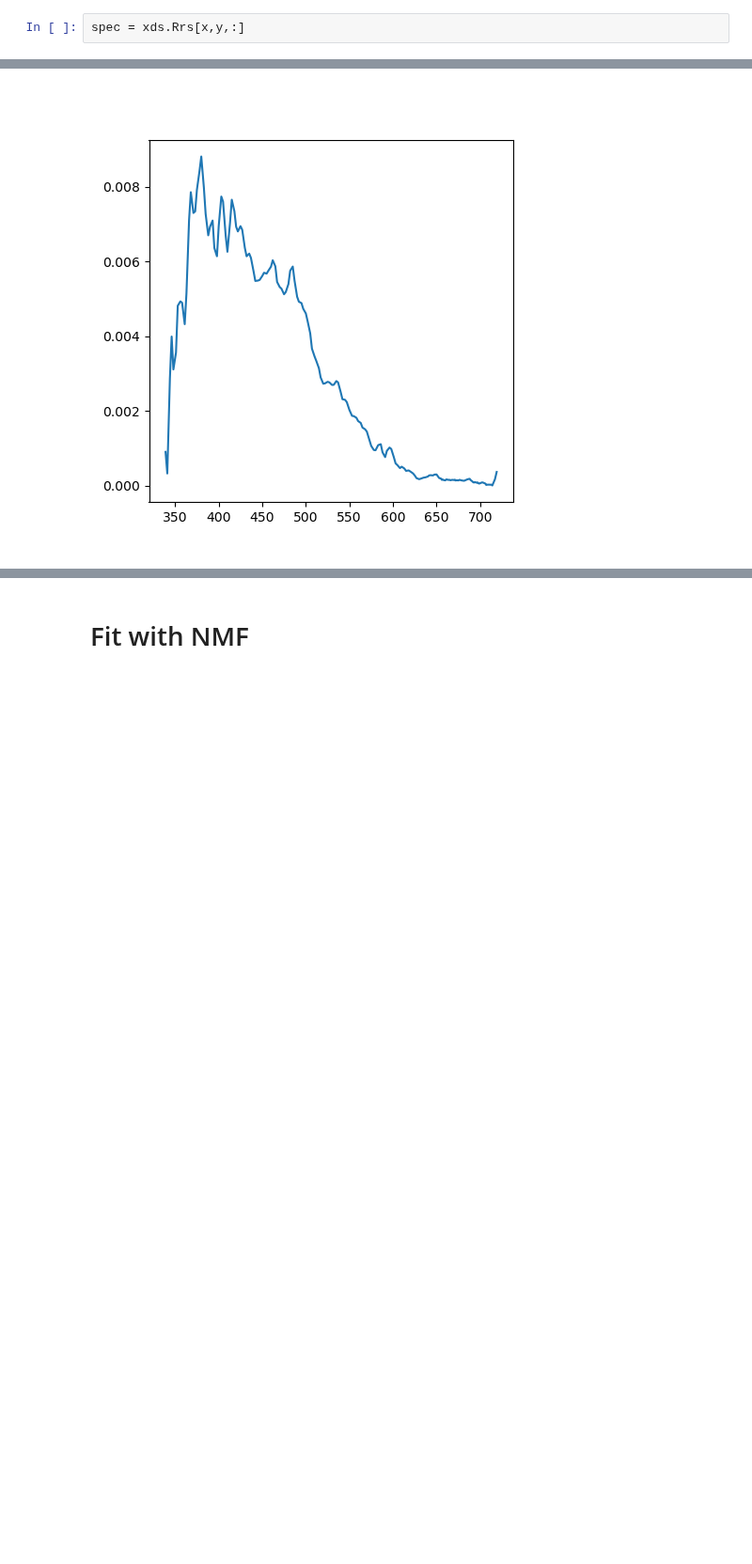
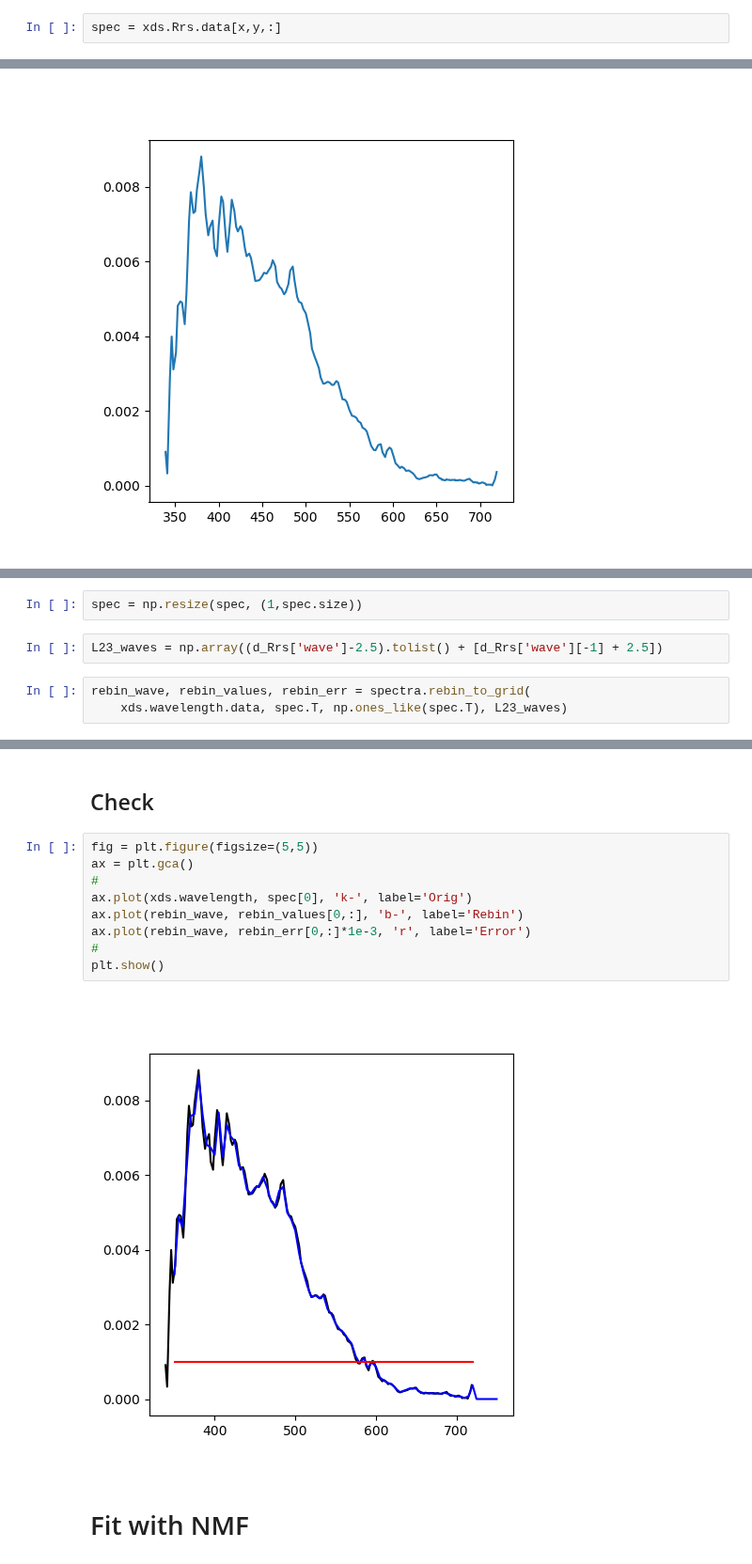
Before and after one commit to AI-for-Ocean-Science/ihop, a Jupyter notebook: papers/I/Analysis/PACE_guess.ipynb, the cells around one changed output, grey strips where cells are left out. Shown at 94% size. Saved outputs shown, nothing was run; the diff lists cells and outputs as text; blank space fills up the shorter version.

```diff
--- a/papers/I/Analysis/PACE_guess.ipynb
+++ b/papers/I/Analysis/PACE_guess.ipynb
@@ -114,7 +101,7 @@ xds.longitude.data[x,y]
 # %% [output]
 -75.49837
 # %%
-spec = xds.Rrs[x,y,:]
+spec = xds.Rrs.data[x,y,:]
 # %%
 fig = plt.figure(figsize=(5,5))
 ax = plt.gca()
@@ -126,0 +116,7 @@ plt.show()
+# %%
+spec = np.resize(spec, (1,spec.size))
+# %%
+L23_waves = np.array((d_Rrs['wave']-2.5).tolist() + [d_Rrs['wave'][-1] + 2.5])
+# %%
+rebin_wave, rebin_values, rebin_err = spectra.rebin_to_grid(
+    xds.wavelength.data, spec.T, np.ones_like(spec.T), L23_waves)
@@ -127,2 +134,15 @@ plt.show()
+# %% [markdown]
+## Check
+# %%
+fig = plt.figure(figsize=(5,5))
+ax = plt.gca()
+#
+ax.plot(xds.wavelength, spec[0], 'k-', label='Orig')
+ax.plot(rebin_wave, rebin_values[0,:], 'b-', label='Rebin')
+ax.plot(rebin_wave, rebin_err[0,:]*1e-3, 'r', label='Error')
+#
+plt.show()
+# %% [output]
+[figure, added]
 # %% [markdown]
 # Fit with NMF
```
Also changed, not shown: parts of 4 cells of this notebook.
